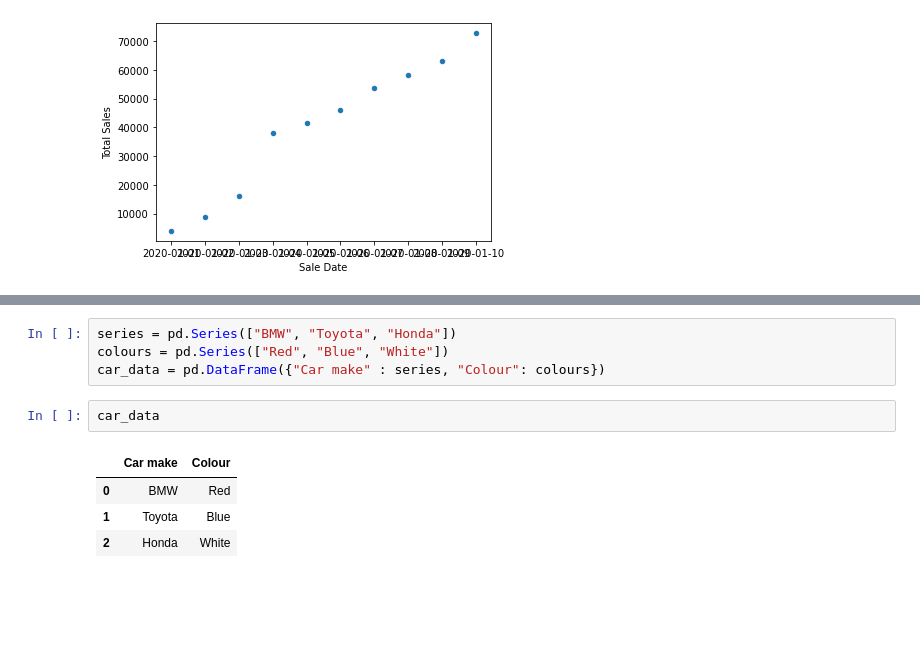
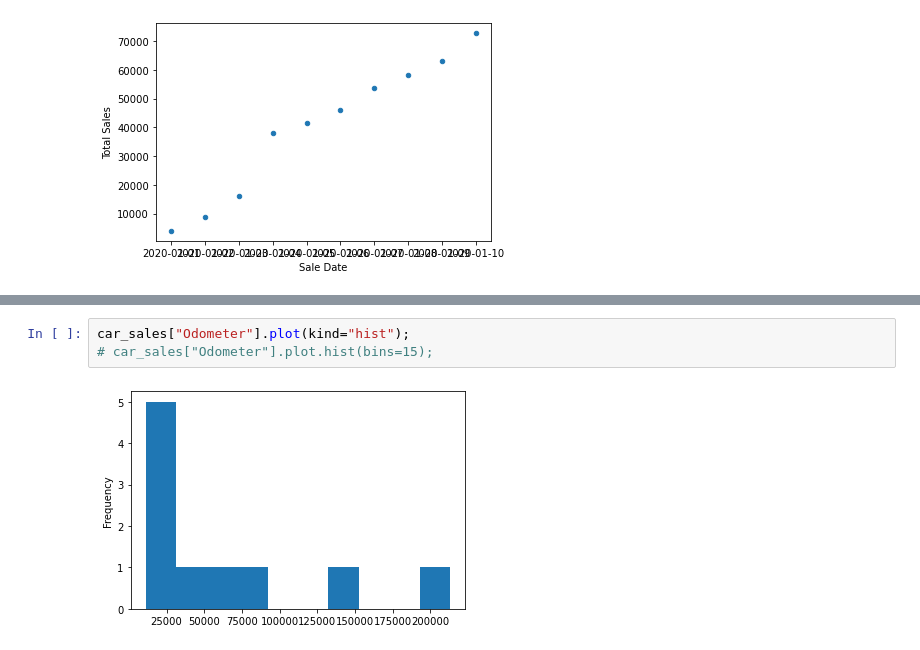
Before and after one commit to TheGloriousGenesis/CS_Learning, a Jupyter notebook: Machine_Learning/ML notes.ipynb, the cells around one changed output, grey strips where cells are left out. Saved outputs shown, nothing was run; the diff lists cells and outputs as text; blank space fills up the shorter version.

```diff
--- a/Machine_Learning/ML notes.ipynb
+++ b/Machine_Learning/ML notes.ipynb
@@ -378,11 +368,5 @@ car_sales_grouped.plot(x='Make', y='Price',kind='bar');
-# %%
-series = pd.Series(["BMW", "Toyota", "Honda"])
-colours = pd.Series(["Red", "Blue", "White"])
-car_data = pd.DataFrame({"Car make" : series, "Colour": colours})
-# %%
-car_data
-# %% [output]
-|  | Car make | Colour |
-| 0 | BMW | Red |
-| 1 | Toyota | Blue |
-| 2 | Honda | White |
+# %%
+car_sales["Odometer"].plot(kind="hist");
+# car_sales["Odometer"].plot.hist(bins=15);
+# %% [output]
+[figure, added]
```
Also changed, not shown: parts of 8 cells of this notebook, 1 other file.
